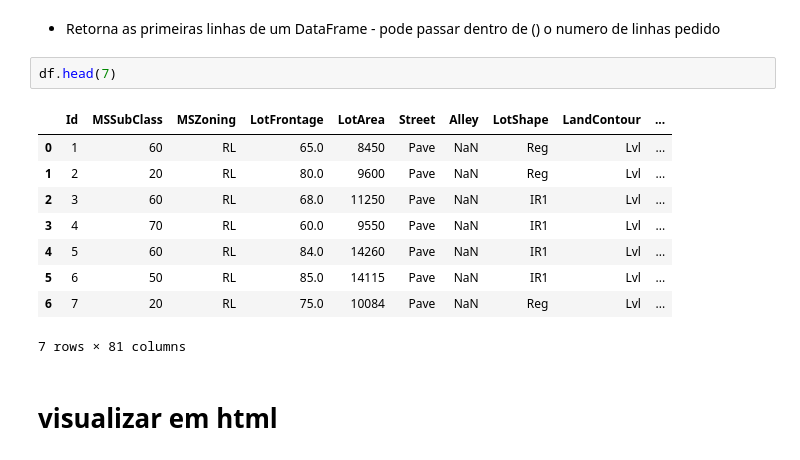
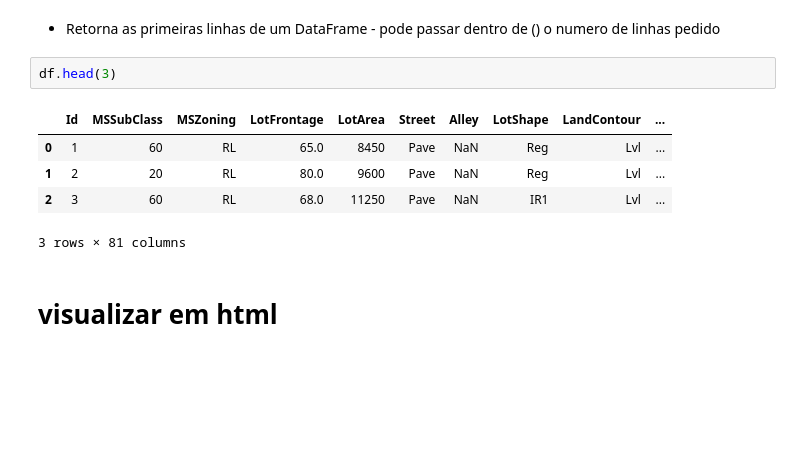
Before and after one commit to MarcosSilva2021/PythonColab, a Jupyter notebook: Int_Pandas_train.ipynb, the cells around one changed output. Saved outputs shown, nothing was run; the diff lists cells and outputs as text; blank space fills up the shorter version.

```diff
--- a/Int_Pandas_train.ipynb
+++ b/Int_Pandas_train.ipynb
@@ -32,17 +32,13 @@ df = pd.read_csv('train.csv')
 # %% [markdown]
 - Retorna as primeiras linhas de um DataFrame - pode passar dentro de () o numero de linhas pedido
 # %%
-df.head(7)
+df.head(3)
 # %% [output]
 |  | Id | MSSubClass | MSZoning | LotFrontage | LotArea | Street | Alley | LotShape | LandContour | ... |
 | 0 | 1 | 60 | RL | 65.0 | 8450 | Pave | NaN | Reg | Lvl | ... |
 | 1 | 2 | 20 | RL | 80.0 | 9600 | Pave | NaN | Reg | Lvl | ... |
 | 2 | 3 | 60 | RL | 68.0 | 11250 | Pave | NaN | IR1 | Lvl | ... |
-| 3 | 4 | 70 | RL | 60.0 | 9550 | Pave | NaN | IR1 | Lvl | ... |
-| 4 | 5 | 60 | RL | 84.0 | 14260 | Pave | NaN | IR1 | Lvl | ... |
-| 5 | 6 | 50 | RL | 85.0 | 14115 | Pave | NaN | IR1 | Lvl | ... |
-| 6 | 7 | 20 | RL | 75.0 | 10084 | Pave | NaN | Reg | Lvl | ... |
-7 rows × 81 columns
+3 rows × 81 columns
 # %% [markdown]
 # visualizar em html
 # %%
```
Also changed, not shown: parts of 18 cells of this notebook.
